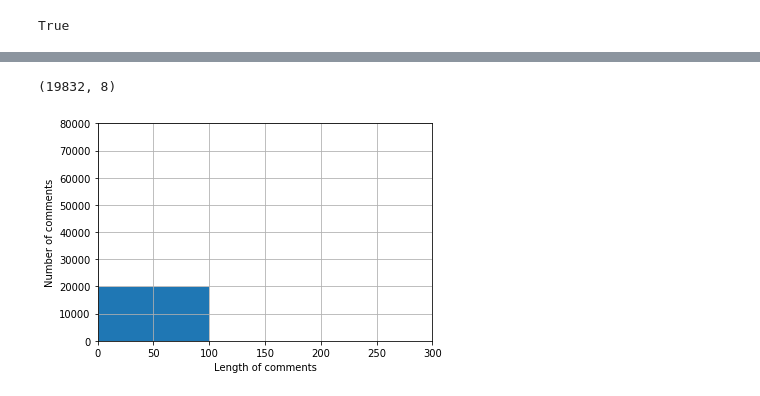
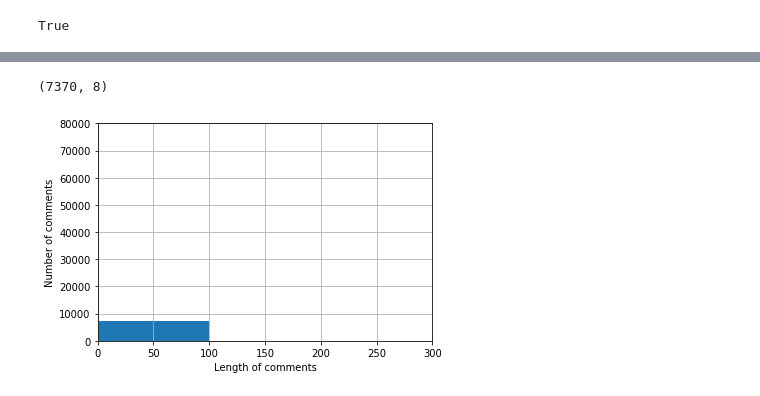
Before and after one commit to AbhishekMyana/ToxicityClassifier, a Jupyter notebook: ToxicityDetection.ipynb, the cells around one changed output, grey strips where cells are left out. Saved outputs shown, nothing was run; the diff lists cells and outputs as text; code cells hidden in the pictures.

```diff
--- a/ToxicityDetection.ipynb
+++ b/ToxicityDetection.ipynb
@@ -121,0 +106,7 @@ test.head()
+# %%
+import nltk
+from nltk.stem import PorterStemmer, WordNetLemmatizer
+lemmatiser = WordNetLemmatizer()
+stemmer = PorterStemmer()
+#download words from wordnet library
+nltk.download('wordnet')
@@ -122,20 +118,20 @@ test.head()
 # %%
+test['comment_text']=test['comment_text'].apply(lambda x:[stemmer.stem(lemmatiser.lemmatize(word,pos="v")) for word in x])
 test['comment_text']=test['comment_text'].apply(lambda x: " ".join(x))
+test.shape
+# %% [output]
+(7370, 8)
-# %%
-test = test[test['comment_text'].str.len().lt(30)]
-test.shape
-# %% [output]
-(19832, 8)
 # %%
 comments_length = test["comment_text"].apply(len)
 intervals = [1,100,200,300,400,500,600,700,800,900,1000,1100,1200]
 comments_length.plot.hist(bins=intervals)
 plt.axis([0, 300, 0, 80000])
 plt.xlabel('Length of comments')
 plt.ylabel('Number of comments')
 plt.grid(True)
+temp=test['comment_text']
 # %% [output]
-[figure, old version]
+[figure, new version]
 # %%
 from sklearn.feature_extraction.text import CountVectorizer
 vec = CountVectorizer()
```
Also changed, not shown: parts of 6 cells of this notebook.
